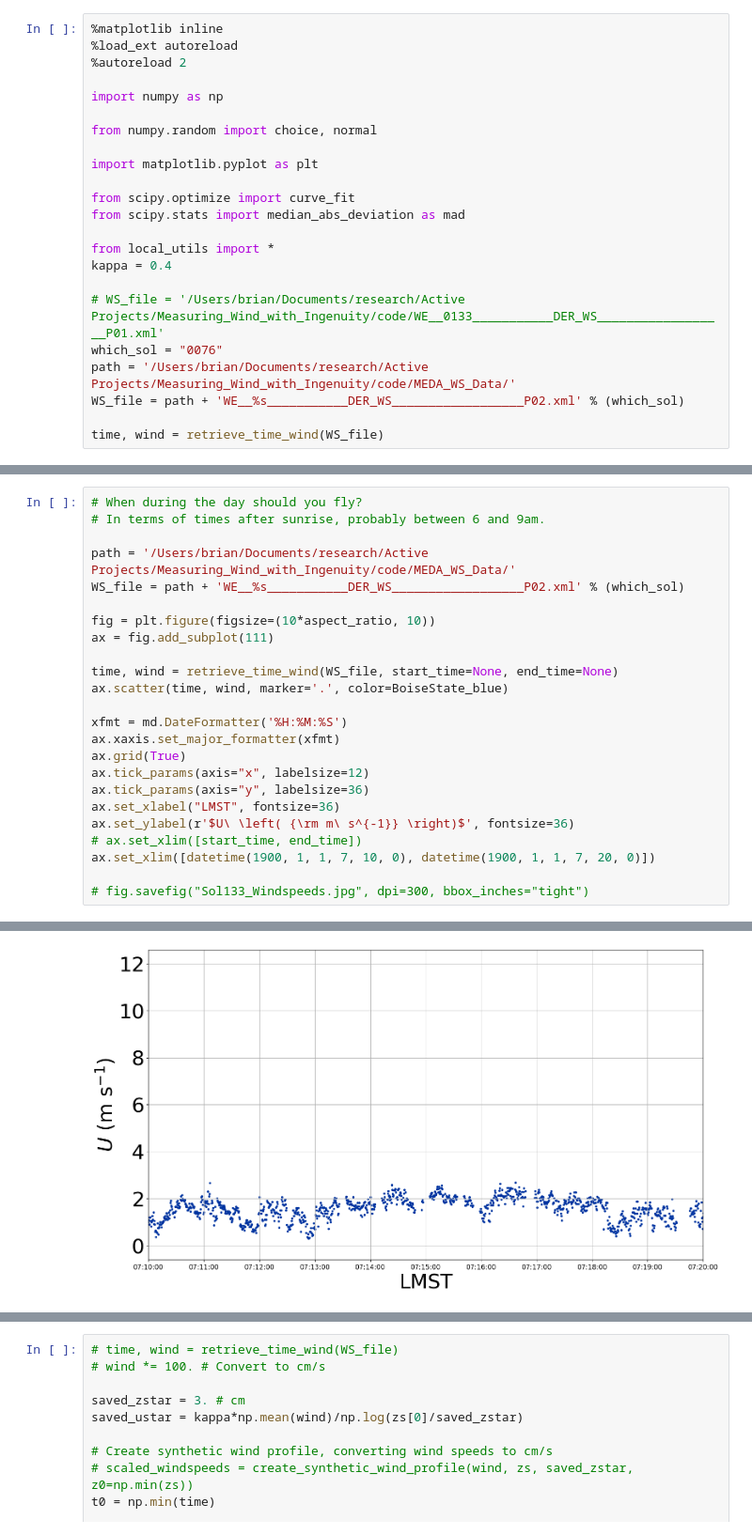
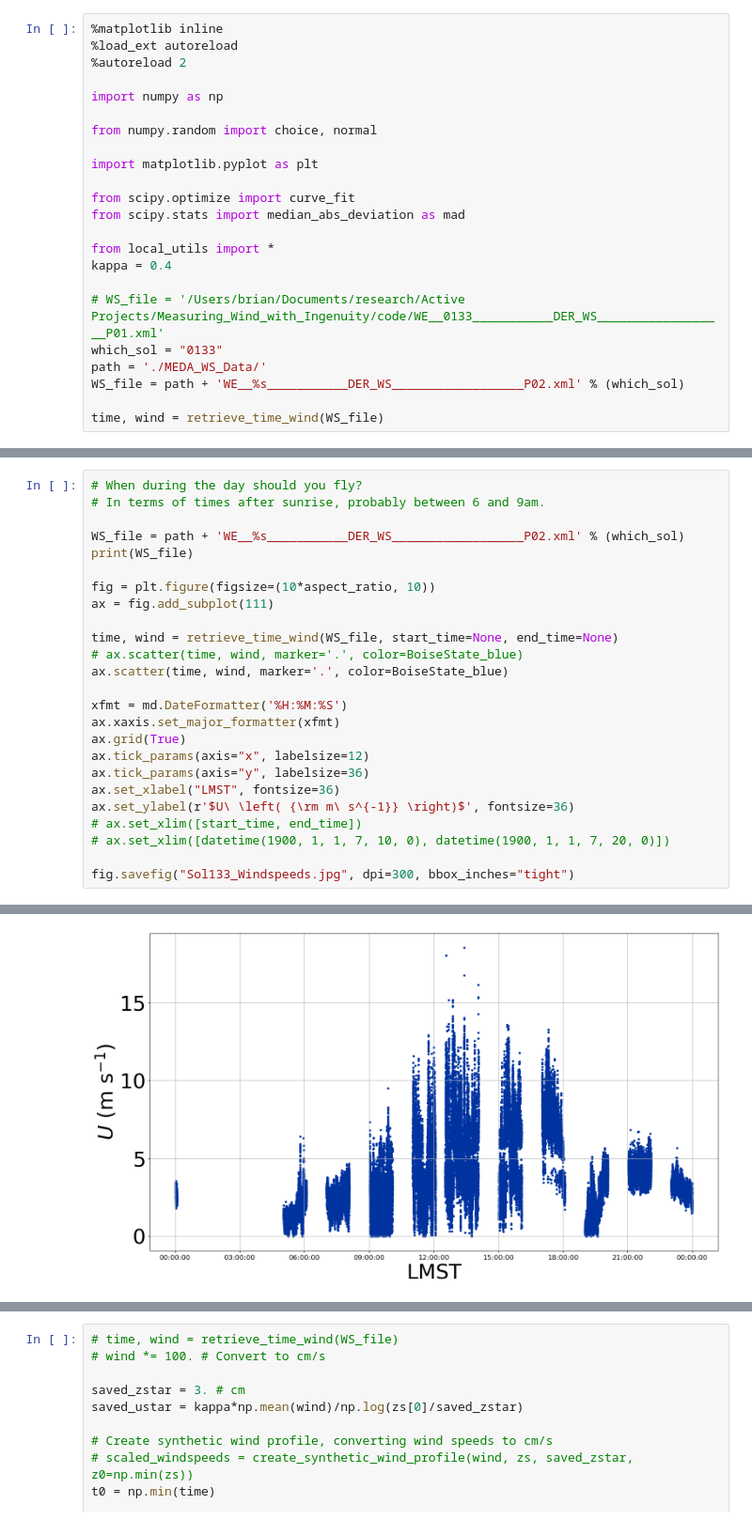
Before and after one commit to BoiseStatePlanetary/Measuring_Wind_with_Ingenuity, a Jupyter notebook: code/Synthetic_Mars_Wind_Profile.ipynb, the cells around one changed output, grey strips where cells are left out. Shown at 94% size. Drawn from its saved outputs; the diff is of its cells as text.

```diff
--- a/code/Synthetic_Mars_Wind_Profile.ipynb
+++ b/code/Synthetic_Mars_Wind_Profile.ipynb
@@ -16,8 +16,8 @@ from local_utils import *
 kappa = 0.4
 
 # WS_file = '/Users/brian/Documents/research/Active Projects/Measuring_Wind_with_Ingenuity/code/WE__0133___________DER_WS__________________P01.xml'
-which_sol = "0076"
-path = '/Users/brian/Documents/research/Active Projects/Measuring_Wind_with_Ingenuity/code/MEDA_WS_Data/'
+which_sol = "0133"
+path = './MEDA_WS_Data/'
 WS_file = path + 'WE__%s___________DER_WS__________________P02.xml' % (which_sol)
 
 time, wind = retrieve_time_wind(WS_file)
@@ -31,13 +31,14 @@ Now processing a Table_Delimited structure: TABLE
 # When during the day should you fly?
 # In terms of times after sunrise, probably between 6 and 9am.
 
-path = '/Users/brian/Documents/research/Active Projects/Measuring_Wind_with_Ingenuity/code/MEDA_WS_Data/'
 WS_file = path + 'WE__%s___________DER_WS__________________P02.xml' % (which_sol)
+print(WS_file)
 
 fig = plt.figure(figsize=(10*aspect_ratio, 10))
 ax = fig.add_subplot(111)
 
 time, wind = retrieve_time_wind(WS_file, start_time=None, end_time=None)
+# ax.scatter(time, wind, marker='.', color=BoiseState_blue)
 ax.scatter(time, wind, marker='.', color=BoiseState_blue)
 
 xfmt = md.DateFormatter('%H:%M:%S')
@@ -48,7 +49,7 @@ ax.tick_params(axis="y", labelsize=36)
 ax.set_xlabel("LMST", fontsize=36)
 ax.set_ylabel(r'$U\ \left( {\rm m\ s^{-1}} \right)$', fontsize=36)
 # ax.set_xlim([start_time, end_time])
-ax.set_xlim([datetime(1900, 1, 1, 7, 10, 0), datetime(1900, 1, 1, 7, 20, 0)])
+# ax.set_xlim([datetime(1900, 1, 1, 7, 10, 0), datetime(1900, 1, 1, 7, 20, 0)])
 
-# fig.savefig("Sol133_Windspeeds.jpg", dpi=300, bbox_inches="tight")
+fig.savefig("Sol133_Windspeeds.jpg", dpi=300, bbox_inches="tight")
 # %% [output]
@@ -59,4 +60,4 @@ Now processing a Table_Delimited structure: TABLE
-[figure, old version]
+[figure, new version]
 # %%
 fig = plt.figure(figsize=(10*aspect_ratio, 10))
 ax1 = fig.add_subplot(121)
```
Also changed, not shown: parts of 3 cells of this notebook, 7 other files.
